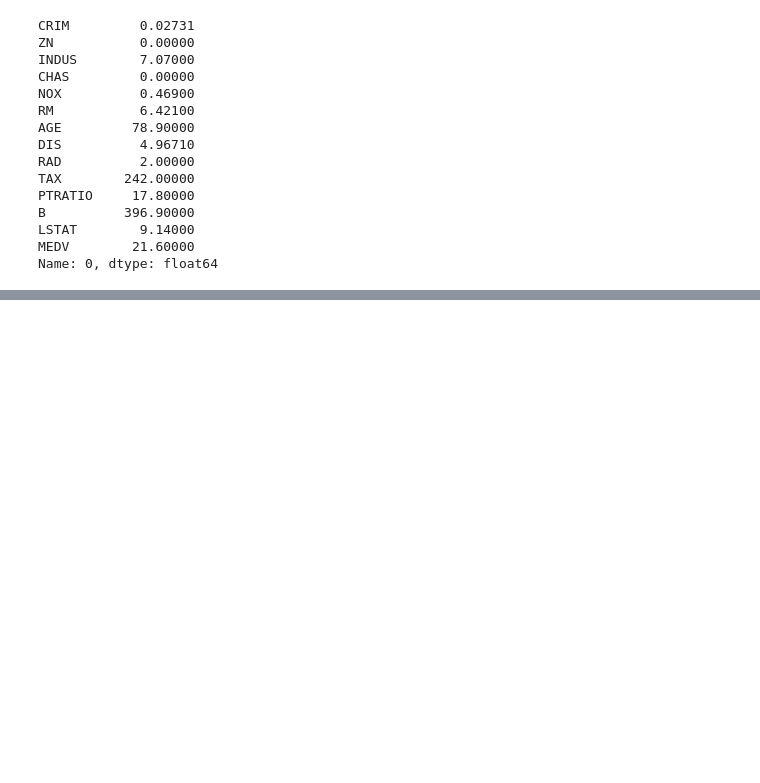
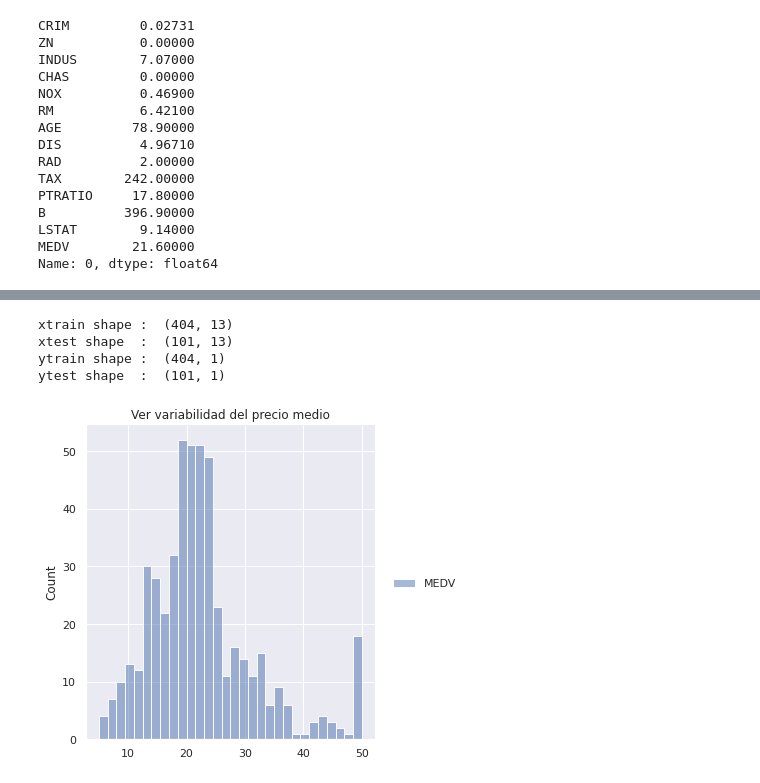
Before and after one commit to JMML2021/Tasca-M6-T01-ML_regressions-, a Jupyter notebook: Sprint_6_Algoritmes_d’aprenentatge_supervisat_Regressió.ipynb, the cells around one changed output, grey strips where cells are left out. Saved outputs shown, nothing was run; the diff lists cells and outputs as text; code cells hidden in the pictures; blank space fills up the shorter version.

```diff
--- a/Sprint_6_Algoritmes_d’aprenentatge_supervisat_Regressió.ipynb
+++ b/Sprint_6_Algoritmes_d’aprenentatge_supervisat_Regressió.ipynb
@@ -94,0 +144,26 @@ Name: 0, dtype: float64
+# %%
+from sklearn.model_selection import train_test_split
+features = ['CRIM', 'ZN', 'INDUS', 'CHAS', 'NOX', 'RM', 'AGE', 'DIS', 'RAD', 'TAX', 'PTRATIO', 'B', 'LSTAT' ]
+
+x = df1.loc[:, features]
+y = df1.loc[:, ['MEDV']]
+
+xtrain, xtest, ytrain, ytest = train_test_split(x, y, test_size =0.2,
+                                                    random_state = 0)
+
+print("xtrain shape : ", xtrain.shape)
+print("xtest shape  : ", xtest.shape)
+print("ytrain shape : ", ytrain.shape)
+print("ytest shape  : ", ytest.shape)
+# %% [output]
+xtrain shape :  (404, 13)
+xtest shape  :  (101, 13)
+ytrain shape :  (404, 1)
+ytest shape  :  (101, 1)
+# %%
+sns.set(rc={'figure.figsize':(11.7,8.27)})
+sns.displot(y, bins=30)
+plt.title('Ver variabilidad del precio medio')
+plt.show()
+# %% [output]
+[figure, added]
```
Also changed, not shown: parts of 3 cells of this notebook.
